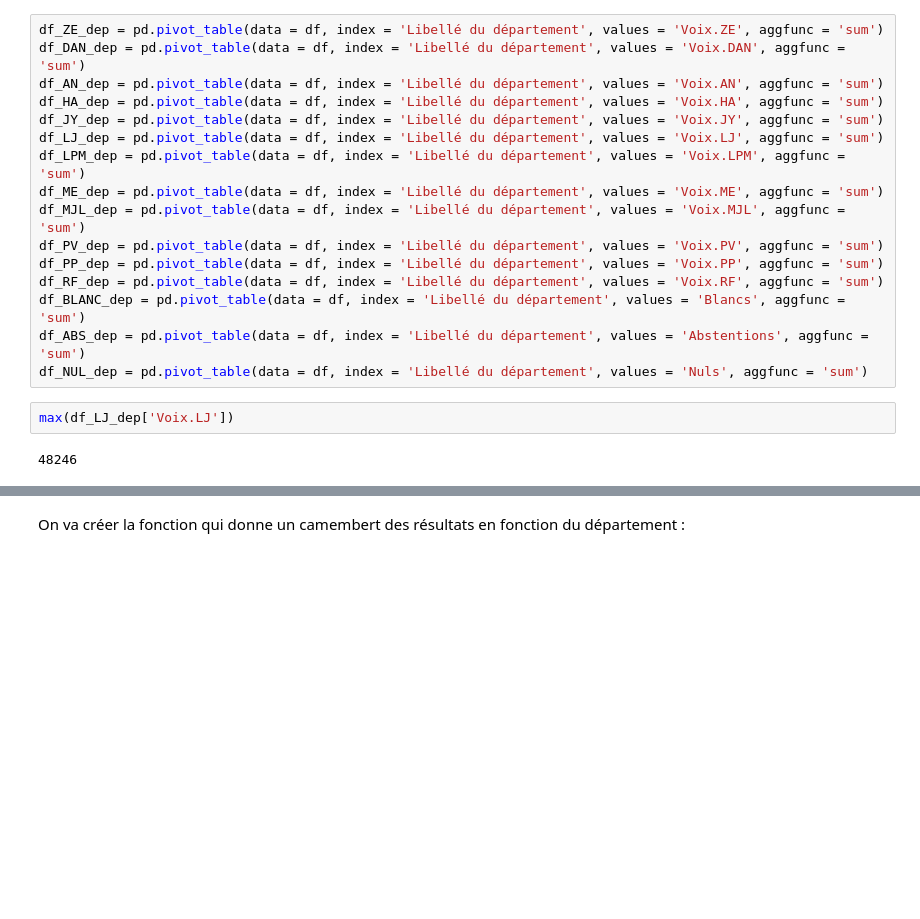
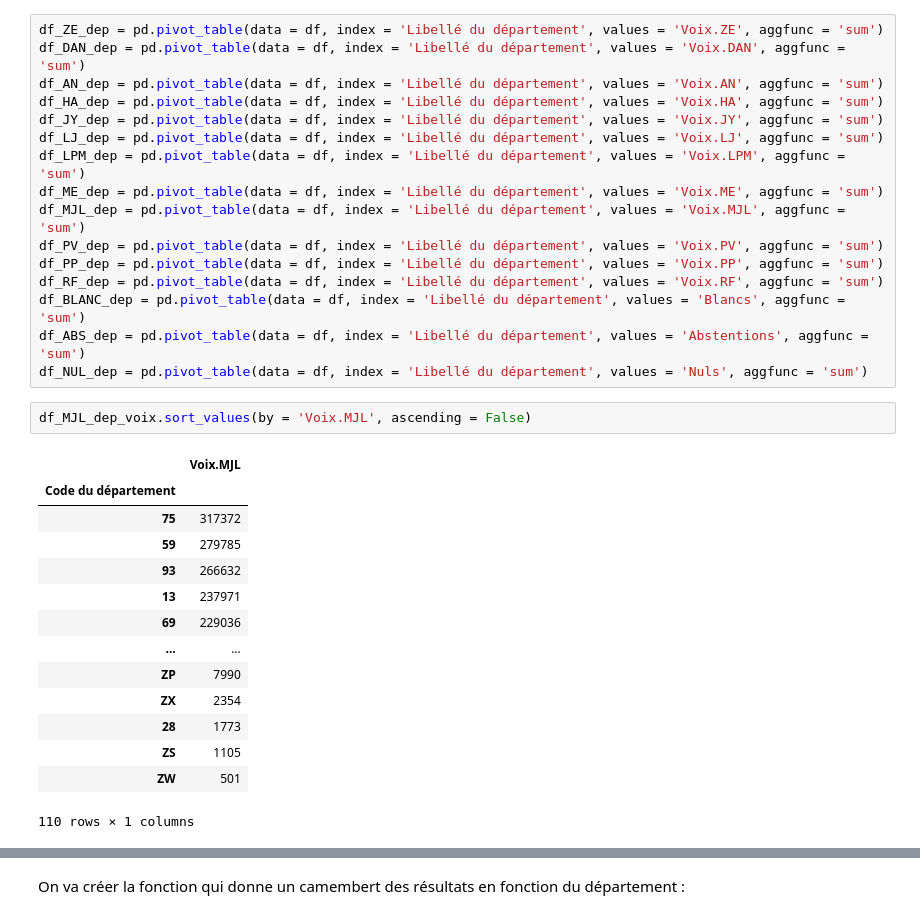
Before and after one commit to BaderEK/AnalyseDeDonnees, a Jupyter notebook: Groupe 2/Groupe 2/rendu.ipynb, the cells around one changed output, grey strips where cells are left out. Drawn from its saved outputs; the diff is of its cells as text; blank space fills up the shorter version.

Commit message:
voix et %

```diff
--- a/Groupe 2/Groupe 2/rendu.ipynb
+++ b/Groupe 2/Groupe 2/rendu.ipynb
@@ -108,7 +108,20 @@ df_RF_dep = pd.pivot_table(data = df, index = 'Libellé du département', values
 df_BLANC_dep = pd.pivot_table(data = df, index = 'Libellé du département', values = 'Blancs', aggfunc = 'sum')
 df_ABS_dep = pd.pivot_table(data = df, index = 'Libellé du département', values = 'Abstentions', aggfunc = 'sum')
 df_NUL_dep = pd.pivot_table(data = df, index = 'Libellé du département', values = 'Nuls', aggfunc = 'sum')
-# %%
-max(df_LJ_dep['Voix.LJ'])
-# %% [output]
-48246
+# %%
+df_MJL_dep_voix.sort_values(by = 'Voix.MJL', ascending = False)
+# %% [output]
+|  | Voix.MJL |
+| Code du département |  |
+| 75 | 317372 |
+| 59 | 279785 |
+| 93 | 266632 |
+| 13 | 237971 |
+| 69 | 229036 |
+| ... | ... |
+| ZP | 7990 |
+| ZX | 2354 |
+| 28 | 1773 |
+| ZS | 1105 |
+| ZW | 501 |
+110 rows × 1 columns
```
Also changed, not shown: parts of 4 cells of this notebook.
